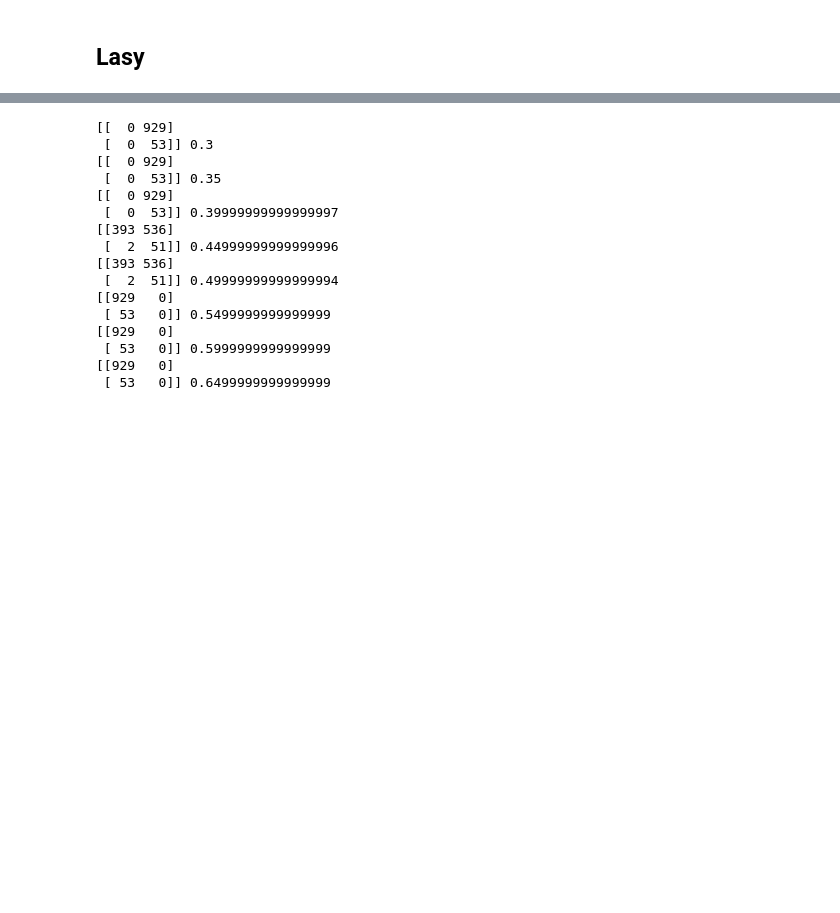
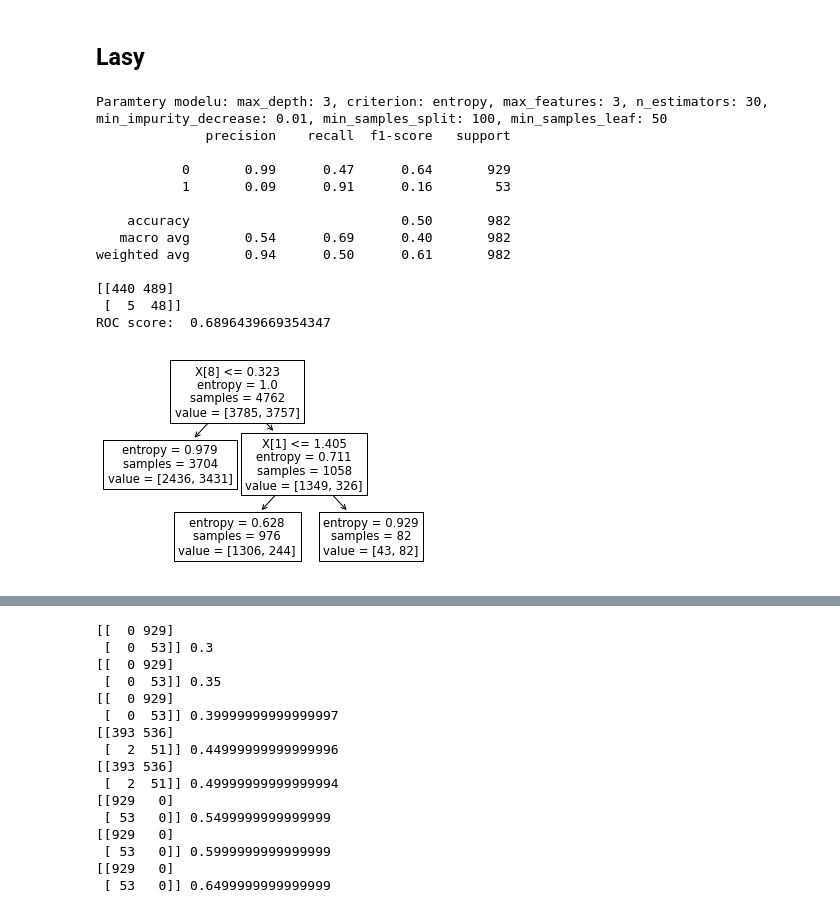
Before and after one commit to infoshareacademy/jdszr7-gold_diggers, a Jupyter notebook: python_projects/Stroke/Stroke.ipynb, the cells around one changed output, grey strips where cells are left out. Cells and saved outputs as stored; diff of their text form; code cells hidden in the pictures; blank space fills up the shorter version.

```diff
--- a/python_projects/Stroke/Stroke.ipynb
+++ b/python_projects/Stroke/Stroke.ipynb
@@ -754,0 +758,15 @@ param_drzewo_samp = {"max_depth": [3, 4, 5],
+# %%
+max_depth = [3, 4, 5]
+criterion = ['entropy', 'gini']
+max_features = [3, 4, 5,]
+# %%
+for depth in max_depth:
+    for crit in criterion:
+        for max_feat in max_features:
+            drzewo = DecisionTreeClassifier(max_depth=depth, criterion=crit, max_features=max_feat ,random_state = 42)
+            drzewo.fit(X_train_scaled_ros, y_train_ros)
+            y_pred = drzewo.predict(X_test_scaled)
+            print(f"Paramtery modelu: max_depth: {depth}, criterion: {crit}, max_features: {max_feat}")
+            print(classification_report(y_test, y_pred))
+            print(confusion_matrix(y_test, y_pred))
+            print()
@@ -1094,3 +1130,46 @@ param_las = {"max_depth": [3, 4, 5],
                 'n_estimators': [50],
              'min_impurity_decrease' : [0.22]
              }
+# %%
+max_depth = [3]
+criterion = ['entropy']
+max_features = [3]
+n_estimators = [30]
+min_impurity_decrease = [0.01]
+min_samples_split = [100]
+min_samples_leaf = [50]
+# %%
+for depth in max_depth:
+    for crit in criterion:
+        for max_feat in max_features:
+            for estim in n_estimators:
+                for impurity in min_impurity_decrease:
+                    for split in min_samples_split:
+                        for leaf in min_samples_leaf:
+                            las = RandomForestClassifier(max_depth=depth, criterion=crit, max_features=max_feat,
+                                                        n_estimators=estim, min_impurity_decrease=impurity,
+                                                         min_samples_split=split, min_samples_leaf=leaf, random_state = 42)
+                            las.fit(X_train_scaled_ros, y_train_ros)
+                            y_pred = las.predict(X_test_scaled)
+                            print(f"Paramtery modelu: max_depth: {depth}, criterion: {crit}, max_features: {max_feat}, n_estimators: {estim}, min_impurity_decrease: {impurity}, min_samples_split: {split}, min_samples_leaf: {leaf}")
+                            print(classification_report(y_test, y_pred))
+                            print(confusion_matrix(y_test, y_pred))
+                            print("ROC score: ", roc_auc_score(y_test, y_pred))
+                            estimator = las.estimators_[2]
+                            plot_tree(estimator)
+                            print()
+# %% [output]
+Paramtery modelu: max_depth: 3, criterion: entropy, max_features: 3, n_estimators: 30, min_impurity_decrease: 0.01, min_samples_split: 100, min_samples_leaf: 50
+              precision    recall  f1-score   support
+
+           0       0.99      0.47      0.64       929
+           1       0.09      0.91      0.16        53
+
+    accuracy                           0.50       982
+   macro avg       0.54      0.69      0.40       982
+weighted avg       0.94      0.50      0.61       982
+
+[[440 489]
+ [  5  48]]
+ROC score:  0.6896439669354347
+[figure, added]
```
Also changed, not shown: parts of 17 cells of this notebook.
